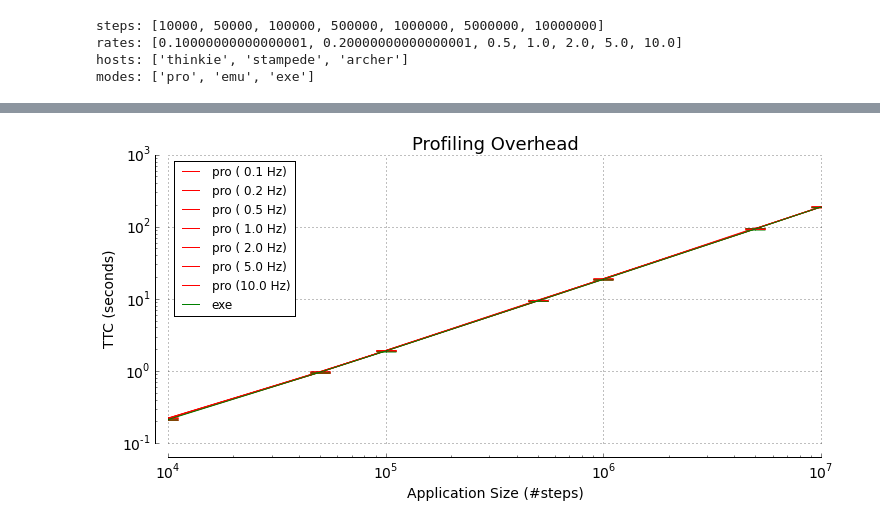
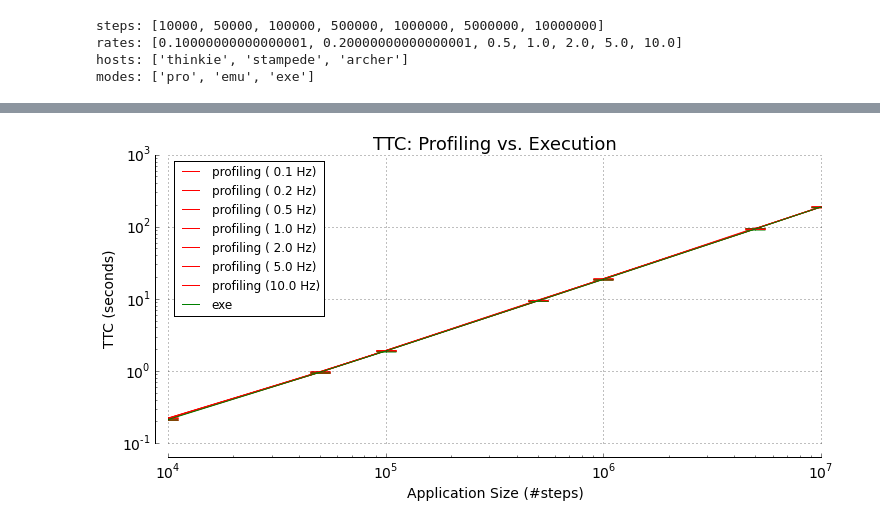
Before and after one commit to radical-experiments/radical.synapse, a Jupyter notebook: 2015-wrap/plots/Synapse_WRAP.ipynb, the cells around one changed output, grey strips where cells are left out. Drawn from its saved outputs; the diff is of its cells as text; code cells hidden in the pictures.

```diff
--- a/2015-wrap/plots/Synapse_WRAP.ipynb
+++ b/2015-wrap/plots/Synapse_WRAP.ipynb
@@ -43,9 +47,13 @@ hosts: ['thinkie', 'stampede', 'archer']
 modes: ['pro', 'emu', 'exe']
 # %%
 # define a colorscheme we use consistently throughout this notebook
-colors = {'exe' : 'green',
-          'emu' : 'blue',
-          'pro' : 'red'}
+colors   = {'exe'  : 'green'    ,
+            'emu'  : 'blue'     ,
+            'pro'  : 'red'      ,
+            'diff' : 'black'    }
+modnames = {'exe'  : 'execution',
+            'emu'  : 'emulation',
+            'pro'  : 'profiling'}
 
 def create_figure(title=None):
     """
@@ -69,8 +77,8 @@ def create_figure(title=None):
     ax.xaxis.grid(False)
     ax.yaxis.grid(False)
 
-    xticks(fontsize=14)
-    yticks(fontsize=14)
+    plt.xticks(fontsize=14)
+    plt.yticks(fontsize=14)
 
     fig.tight_layout()
 
@@ -104,8 +112,8 @@ for mode in ['pro']:
         if not len(tmp_means):
             continue
 
-        tmp_means.plot(logy=True, logx=True, yerr=tmp_errors, ax=ax_ops, capsize=10)
-        labels.append ('%s (%d steps)' % (mode, step))
+        tmp_means.plot(logy=True, logx=True, yerr=tmp_errors, ax=ax_ops, capsize=10, marker='o')
+        labels.append ('%s (%d steps)' % (modnames[mode], step))
 
 ax_ops.set_xlabel("Sampling Frequency (Hz)", fontsize=14)
 ax_ops.set_ylabel("Number of Operations",    fontsize=14)
@@ -244,37 +252,36 @@ savefig('pro_write.pdf', bbox_inches='tight')
 # sizes and sampling rates.
 
 host    = 'thinkie'
 labels  = list()
 host    = 'thinkie'
 
-ax = create_figure('Profiling Overhead')
+ax = create_figure('TTC: Profiling vs. Execution')
 
 for mode in ['pro', 'exe']:
 
     for rate in rates:
 
         tmp = f[(f['tag_rate'] == rate) & (f['mode'] == mode) & (f['host'] == host)]
         tmp = tmp[['time_real', 'tag_step']].groupby('tag_step')
 
         tmp_means  = tmp.mean()
         tmp_errors = tmp.std()
 
         # we do not have data for some rates, due to limited db size
         if not len(tmp_means):
             continue
 
         tmp_means.plot(logy=True, logx=True, yerr=tmp_errors, ax=ax, color=colors[mode], capsize=10)
 
         if mode == 'exe':
             labels.append (mode)
         else:
-            labels.append ('%s (%4s Hz)' % (mode, rate))
+            labels.append ('%s (%4s Hz)' % (modnames[mode], rate))
 
 ax.set_xlabel("Application Size (#steps)", fontsize=14)
 ax.set_ylabel("TTC (seconds)",             fontsize=14)
-legend(labels, loc='best')
-
-savefig('pro_overhead.png', bbox_inches='tight')
-savefig('pro_overhead.pdf', bbox_inches='tight')
+plt.legend(labels, loc='best')
+plt.savefig('pro_overhead.png', bbox_inches='tight')
+plt.savefig('pro_overhead.pdf', bbox_inches='tight')
 # %% [output]
-[figure, old version]
+[figure, new version]
```
Also changed, not shown: parts of 7 cells of this notebook, 21 other files.
